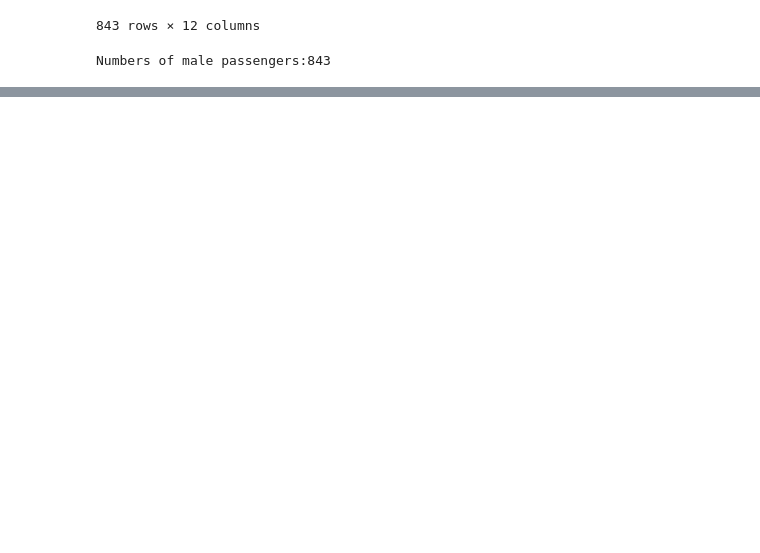
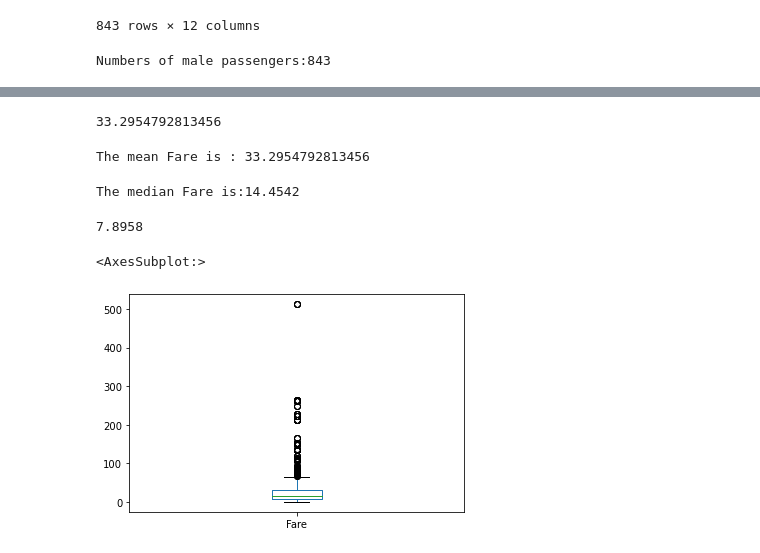
Before and after one commit to gbolahanolumade/Visual, a Jupyter notebook: Visual.ipynb, the cells around one changed output, grey strips where cells are left out. Saved outputs shown, nothing was run; the diff lists cells and outputs as text; code cells hidden in the pictures; blank space fills up the shorter version.

```diff
--- a/Visual.ipynb
+++ b/Visual.ipynb
@@ -201,0 +216,17 @@ SyntaxError: unexpected EOF while parsing (<ipython-input-45-c44c5995869a>, line
+# %%
+df.Fare.mean()
+# %% [output]
+33.2954792813456
+# %%
+print('The mean Fare is : {0}'.format(df.Fare.mean()))
+# %% [output]
+The mean Fare is : 33.2954792813456
+# %%
+print ('The median Fare is:{0}'.format(df.Fare.median()))
+# %% [output]
+The median Fare is:14.4542
+# %%
+
+df.Fare.quantile(.25)
+# %% [output]
+7.8958
@@ -201,0 +235,5 @@ SyntaxError: unexpected EOF while parsing (<ipython-input-45-c44c5995869a>, line
+# %%
+df.Fare.plot(kind='box')
+# %% [output]
+<AxesSubplot:>
+[figure, added]
```
Also changed, not shown: parts of 10 cells of this notebook.
